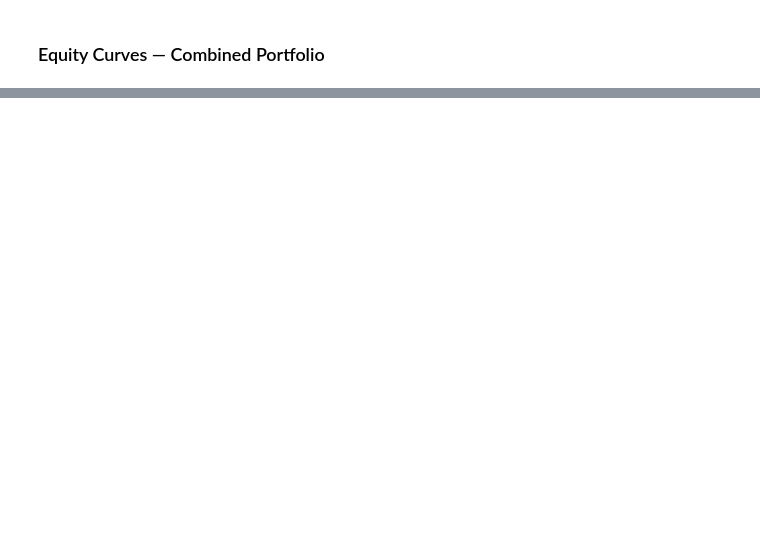
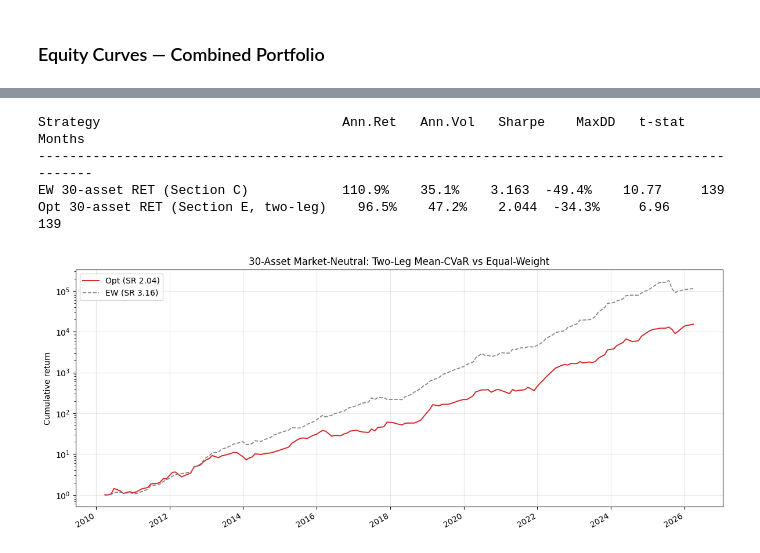
Before and after one commit to galamboslajos/Finance-Working-Files, a Jupyter notebook: Investments_2026/deep_momentum/run.ipynb, the cells around one changed output, grey strips where cells are left out. Saved outputs shown, nothing was run; the diff lists cells and outputs as text; code cells hidden in the pictures; blank space fills up the shorter version.

```diff
--- a/Investments_2026/deep_momentum/run.ipynb
+++ b/Investments_2026/deep_momentum/run.ipynb
@@ -758,0 +942,44 @@ SRP             54.1%    -0.2%         53.9%     -0.3%
+# %%
+# Backtest: compare to Section C equal-weight RET baseline.
+from portfolio import compute_performance
+import matplotlib.pyplot as plt
+
+ew_ret = combined_results['RET']['portfolio'].set_index('date')['ls_ret'] \
+         if 'RET' in combined_results else pd.Series(dtype=float)
+
+common = opt30_series.index.intersection(ew_ret.index)
+opt_a = opt30_series.loc[common]
+ew_a  = ew_ret.loc[common]
+
+opt_port = pd.DataFrame({'date': opt_a.index, 'ls_ret': opt_a.values})
+ew_port  = pd.DataFrame({'date': ew_a.index,  'ls_ret': ew_a.values})
+
+m_opt = compute_performance(opt_port, 'OPT30')
+m_ew  = compute_performance(ew_port,  'EW30')
+
+print(f'{"Strategy":<36s} {"Ann.Ret":>9s} {"Ann.Vol":>9s} {"Sharpe":>8s} {"MaxDD":>8s} {"t-stat":>8s} {"Months":>7s}')
+print('-' * 95)
+for name, m in [('EW 30-asset RET (Section C)', m_ew),
+                ('Opt 30-asset RET (Section E, two-leg)', m_opt)]:
+    print(f'{name:<36s} {m["mean_annual"]:>8.1%} {m["std_annual"]:>8.1%} '
+          f'{m["sharpe"]:>8.3f} {m["max_drawdown"]:>7.1%} {m["t_stat"]:>8.2f} {m["n_months"]:>7d}')
+
+# Plot
+fig, ax = plt.subplots(figsize=(12, 5))
+(1 + opt_a).cumprod().plot(ax=ax, label=f'Opt (SR {m_opt["sharpe"]:.2f})',
+                            color='#d62728', linewidth=1.4)
+(1 + ew_a ).cumprod().plot(ax=ax, label=f'EW (SR {m_ew["sharpe"]:.2f})',
+                            color='#7f7f7f', linestyle='--', linewidth=1.2)
+ax.set_yscale('log')
+ax.set_title('30-Asset Market-Neutral: Two-Leg Mean-CVaR vs Equal-Weight')
+ax.set_ylabel('Cumulative return')
+ax.legend(); ax.grid(alpha=0.3)
+plt.tight_layout()
+plt.savefig('results/opt_30asset_twoleg.png', dpi=150, bbox_inches='tight')
+plt.show()
+# %% [output]
+Strategy                               Ann.Ret   Ann.Vol   Sharpe    MaxDD   t-stat  Months
+-----------------------------------------------------------------------------------------------
+EW 30-asset RET (Section C)            110.9%    35.1%    3.163  -49.4%    10.77     139
+Opt 30-asset RET (Section E, two-leg)    96.5%    47.2%    2.044  -34.3%     6.96     139
+[figure, added]
```
Also changed, not shown: parts of 23 cells of this notebook.
